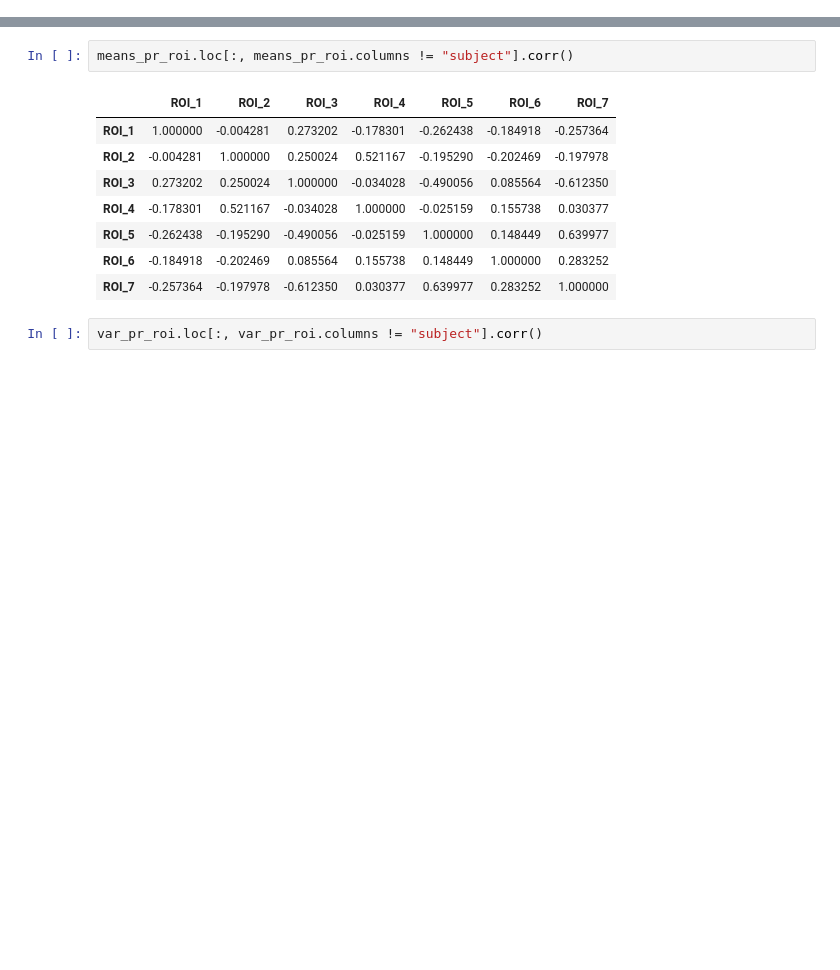
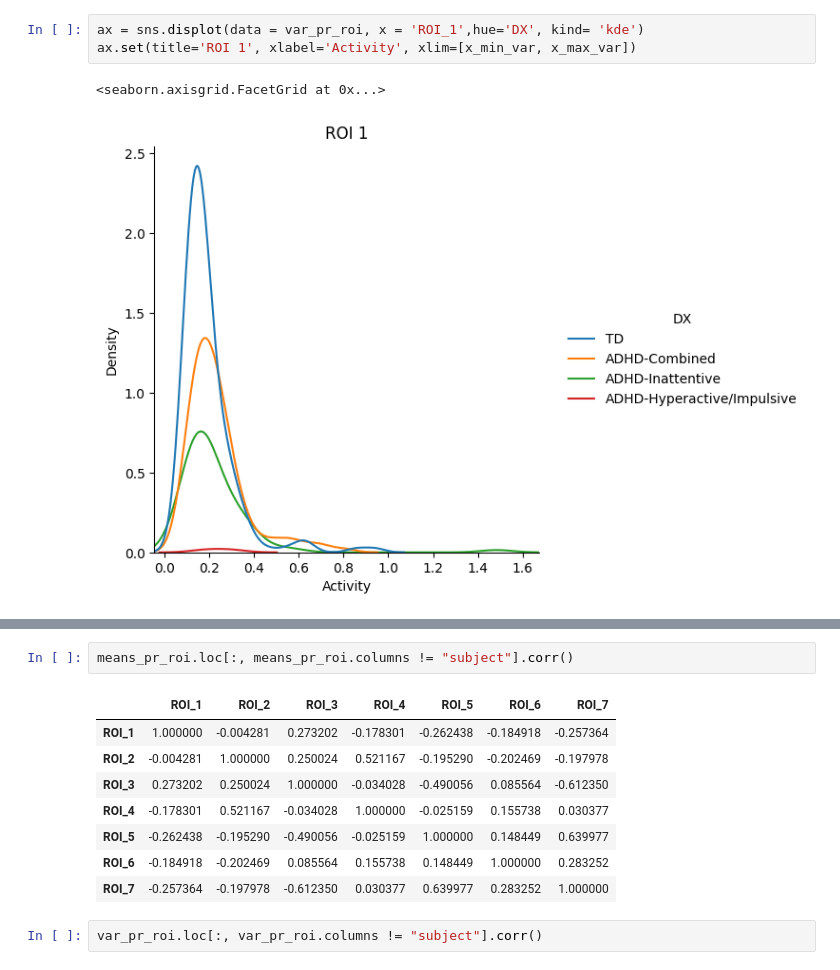
Before and after one commit to malt1114/Thesis_Neurodiversity, a Jupyter notebook: EDA.ipynb, the cells around one changed output, grey strips where cells are left out. Drawn from its saved outputs; the diff is of its cells as text; blank space fills up the shorter version.

```diff
--- a/EDA.ipynb
+++ b/EDA.ipynb
@@ -67 +253,7 @@ var_pr_roi[var_pr_roi['ROI_1']>2] # TODO visually inspect these scans, maybe the
+# %%
+ax = sns.displot(data = var_pr_roi, x = 'ROI_1',hue='DX', kind= 'kde')
+ax.set(title='ROI 1', xlabel='Activity', xlim=[x_min_var, x_max_var])
+# %% [output]
+<seaborn.axisgrid.FacetGrid at 0x...>
+[figure, added]
 # %%
```
Also changed, not shown: parts of 36 cells of this notebook, 5 other files.
